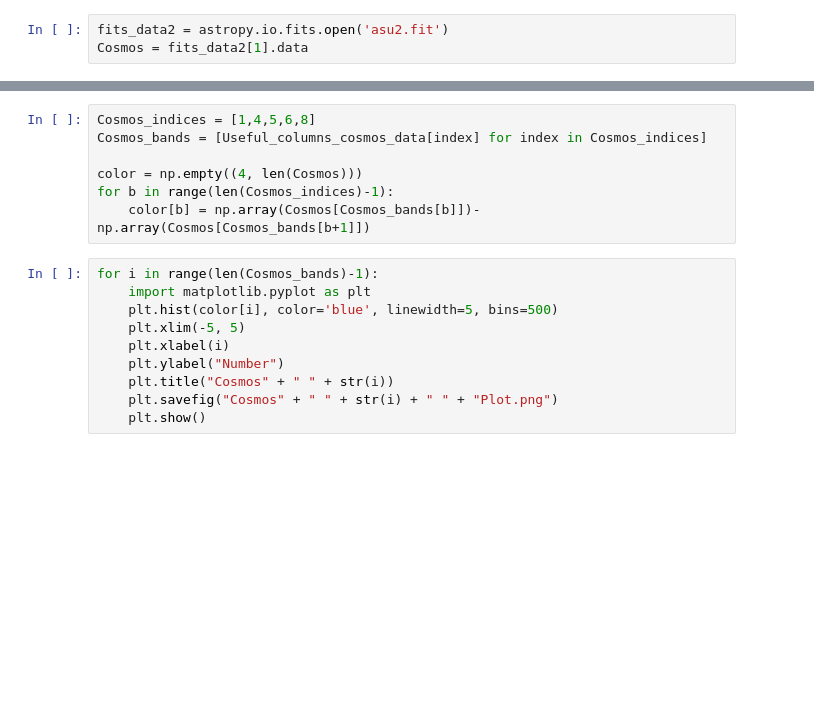
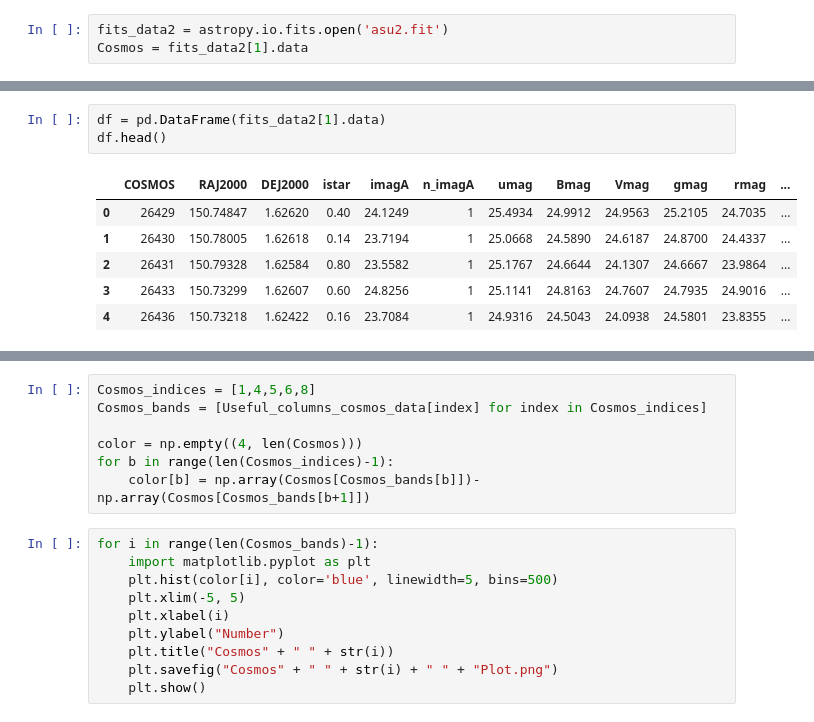
Before and after one commit to lialubit/Redshift, a Jupyter notebook: redshift.ipynb, the cells around one changed output, grey strips where cells are left out. Saved outputs shown, nothing was run; the diff lists cells and outputs as text; blank space fills up the shorter version.

Commit message:
Created a dataframe version of both the Cosmos and ZCosmos data.

```diff
--- a/redshift.ipynb
+++ b/redshift.ipynb
@@ -39,3 +61,13 @@ print(Cosmos_redshift)
+# %%
+df = pd.DataFrame(fits_data2[1].data)
+df.head()
+# %% [output]
+|  | COSMOS | RAJ2000 | DEJ2000 | istar | imagA | n_imagA | umag | Bmag | Vmag | gmag | rmag | ... |
+| 0 | 26429 | 150.74847 | 1.62620 | 0.40 | 24.1249 | 1 | 25.4934 | 24.9912 | 24.9563 | 25.2105 | 24.7035 | ... |
+| 1 | 26430 | 150.78005 | 1.62618 | 0.14 | 23.7194 | 1 | 25.0668 | 24.5890 | 24.6187 | 24.8700 | 24.4337 | ... |
+| 2 | 26431 | 150.79328 | 1.62584 | 0.80 | 23.5582 | 1 | 25.1767 | 24.6644 | 24.1307 | 24.6667 | 23.9864 | ... |
+| 3 | 26433 | 150.73299 | 1.62607 | 0.60 | 24.8256 | 1 | 25.1141 | 24.8163 | 24.7607 | 24.7935 | 24.9016 | ... |
+| 4 | 26436 | 150.73218 | 1.62422 | 0.16 | 23.7084 | 1 | 24.9316 | 24.5043 | 24.0938 | 24.5801 | 23.8355 | ... |
 # %%
 with open('cross_match2.csv', 'r') as csvfile:
     csvreader = csv.reader(csvfile)
```
Also changed, not shown: parts of 12 cells of this notebook.
